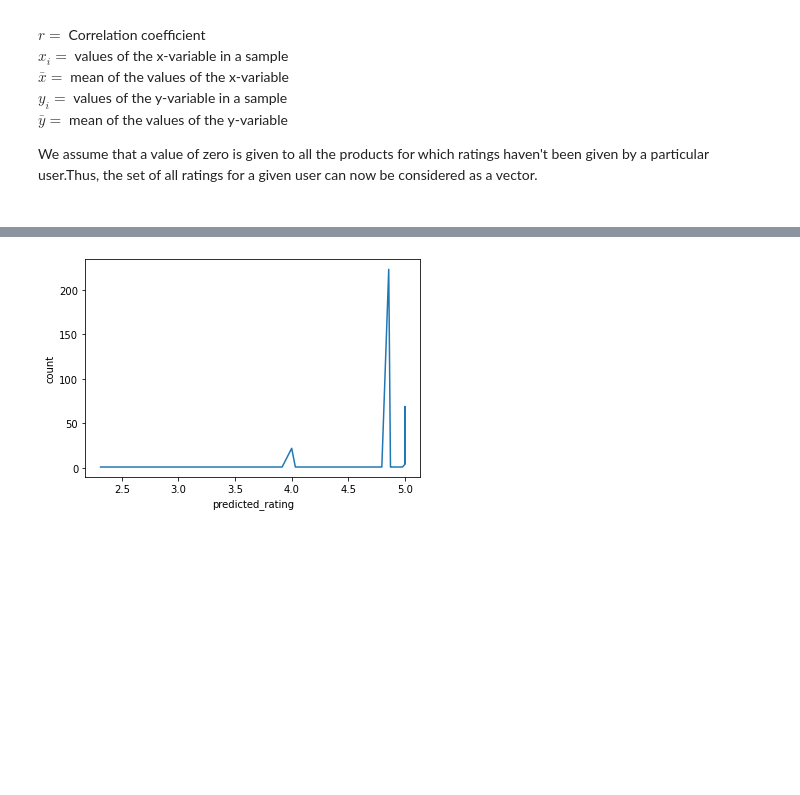
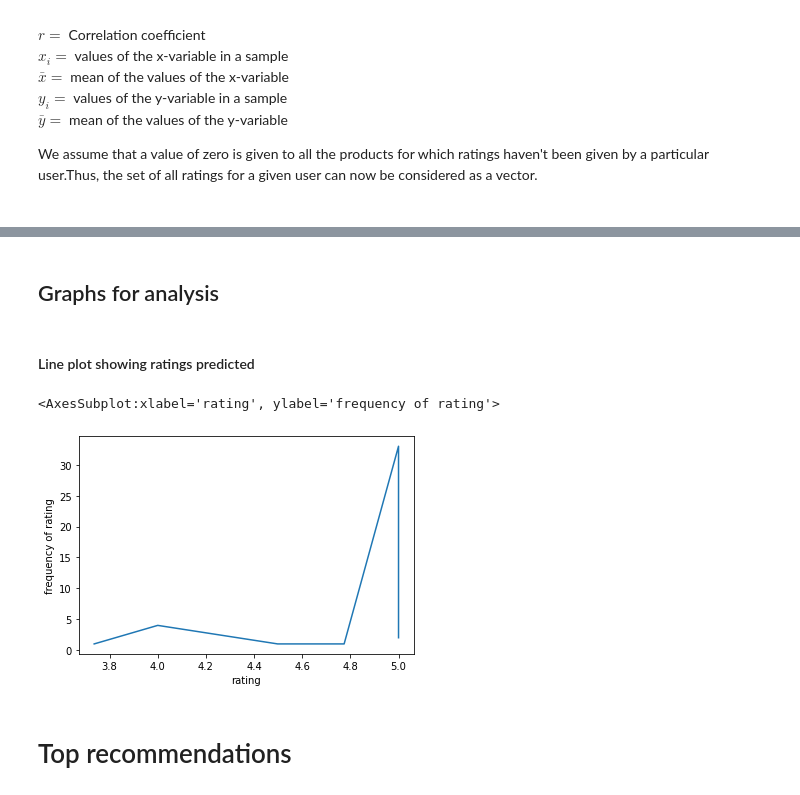
Before and after one commit to ArkiGhosh/Recommendation-System, a Jupyter notebook: RecommendationSystem.ipynb, the cells around one changed output, grey strips where cells are left out. Saved outputs shown, nothing was run; the diff lists cells and outputs as text; code cells hidden in the pictures; blank space fills up the shorter version.

Commit message:
Added Graphs

```diff
--- a/RecommendationSystem.ipynb
+++ b/RecommendationSystem.ipynb
@@ -85,0 +117,17 @@ all_users = dict(all_users)
+# %%
+count_users = []
+for i, val in all_users.items():
+    count_users.append([len(val), i])
+count_users = sorted(count_users, reverse=True)[:30]
+
+number_of_reviews = [i[0] for i in count_users]
+user_id = [i[1] for i in count_users]
+indexes = np.arange(len(number_of_reviews))
+
+plt.bar(indexes, number_of_reviews)
+
+plt.title('Users')
+plt.xticks(indexes, user_id, rotation='vertical')
+
+plt.ylabel('Number of reviews')
+plt.show()
@@ -123,5 +173,8 @@ for i in normalized_products:
 # %%
-user = sports['reviewerID'].value_counts().idxmax()
-sample_user = user
-sample_user
+candidate_users = list()
+for user, val in all_users.items():
+    if len(val) >= 20:
+        candidate_users.append(user)
+sample_user = np.random.choice(candidate_users, size=1)[0]
+print('The selected user id is', sample_user)
 # %% [output]
@@ -205,18 +253,21 @@ prediction_df.head()
+# %% [markdown]
+## Graphs for analysis
+# %% [markdown]
+#### Line plot showing ratings predicted
 # %%
 histogram = dict()
 for i in prediction_df.itertuples():
-    if i.predicted_rating not in histogram:
+    if histogram.get(i.predicted_rating) == None:
         histogram[i.predicted_rating] = 1
     else:
         histogram[i.predicted_rating] += 1
-bar = sorted(histogram.items())
-x, y = zip(*bar)
-plt.plot(x, y)
-plt.xlabel('predicted_rating')
-plt.ylabel('count')
-plt.show()
+plot_data = pd.DataFrame(sorted(histogram.items()), columns=['rating', 'frequency of rating'])
+sns.lineplot(x='rating', y='frequency of rating', data=plot_data)
 # %% [output]
+<AxesSubplot:xlabel='rating', ylabel='frequency of rating'>
-[figure, old version]
+[figure, new version]
+# %% [markdown]
+# Top recommendations
 # %%
 results = prediction_df.sort_values(by="predicted_rating", ascending=False)
 recommended_products = list()
```
Also changed, not shown: parts of 21 cells of this notebook.
